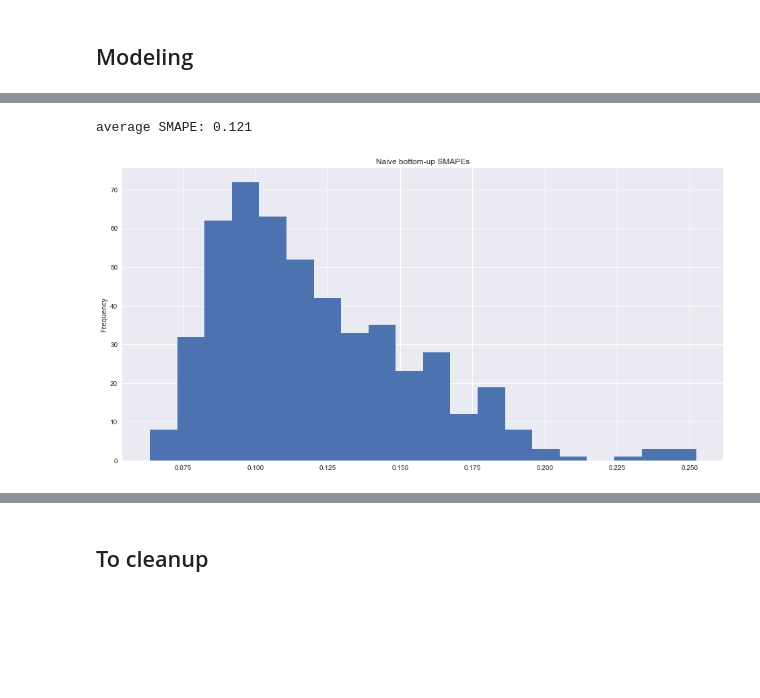
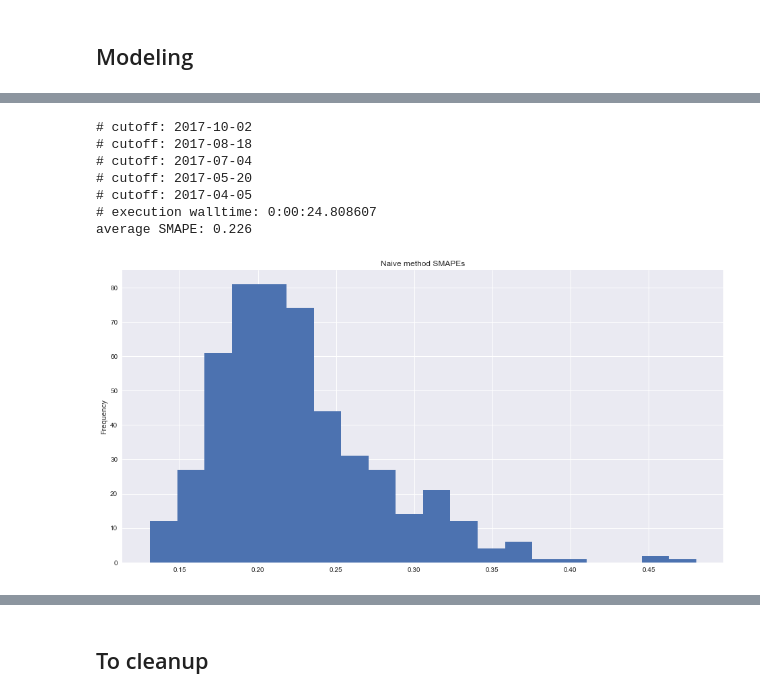
Before and after one commit to mangano/forecasting, a Jupyter notebook: store_item_demand.ipynb, the cells around one changed output, grey strips where cells are left out. Saved outputs shown, nothing was run; the diff lists cells and outputs as text; code cells hidden in the pictures; blank space fills up the shorter version.

Commit message:
full smape comparison

```diff
--- a/store_item_demand.ipynb
+++ b/store_item_demand.ipynb
@@ -88,2 +78,6 @@ store_items_list
 # %%
 reload(sid);
+# %%
+splits = sid.shf_split(df_h, n_years_min_training=3.5, horizon=90,
+                       #n_max_splits=None)
+                       n_max_splits=5)
@@ -103,8 +138,19 @@ df_perf = sid.eval_performance(results)
 # %%
-mean_smape = df_perf.query(f'h_days==90')['smape'].mean()
+results = sid.shf_loop(splits, store_items_list, algo='naive',
+                       H=90, verbose=True)
+
+df_perf_naive = sid.eval_performance(results)
+
+mean_smape = df_perf_naive.query(f'h_days==90')['smape'].mean()
 print(f'average SMAPE: {mean_smape:.3f}')
-ax = df_perf.query(f'h_days==90')['smape'].plot(kind='hist', bins=20,
-                                                title='Naive bottom-up SMAPEs')
+ax = df_perf_naive.query(f'h_days==90')['smape'].plot(kind='hist', bins=20,
+                                                      title='Naive method SMAPEs')
 # %% [output]
-average SMAPE: 0.121
+# cutoff: 2017-10-02
+# cutoff: 2017-08-18
+# cutoff: 2017-07-04
+# cutoff: 2017-05-20
+# cutoff: 2017-04-05
+# execution walltime: 0:00:24.808607
+average SMAPE: 0.226
-[figure, old version]
+[figure, new version]
```
Also changed, not shown: parts of 21 cells of this notebook.
